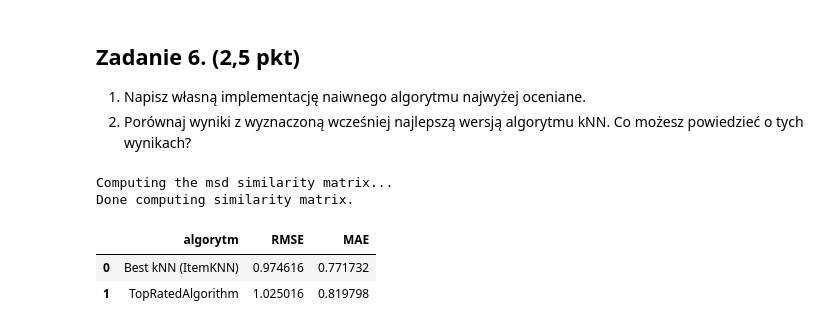
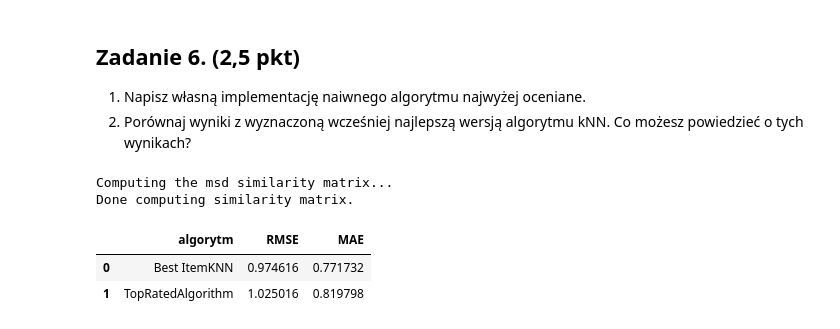
Before and after one commit to igorjoz/OWiSR-lab4-user-rating-prediction, a Jupyter notebook: OWiSR_lab4.ipynb, the cells around one changed output. Saved outputs shown, nothing was run; the diff lists cells and outputs as text; code cells hidden in the pictures.

```diff
--- a/OWiSR_lab4.ipynb
+++ b/OWiSR_lab4.ipynb
@@ -471,61 +479,50 @@ Name: 4, dtype: object
 # %%
 class TopRatedAlgorithm(AlgoBase):
     def fit(self, trainset):
         AlgoBase.fit(self, trainset)
-        self.item_means = {
-            item_inner_id: np.mean([rating for _, rating in ratings])
-            for item_inner_id, ratings in trainset.ir.items()
-        }
+
+        self.item_means = {}
+        for item_id, ratings in trainset.ir.items():
+            item_ratings = [rating for _, rating in ratings]
+            self.item_means[item_id] = np.mean(item_ratings)
+
         self.global_mean = trainset.global_mean
         return self
 
-    def estimate(self, user_inner_id, item_inner_id):
-        return self.item_means.get(item_inner_id, self.global_mean)
+    def estimate(self, user_id, item_id):
+        if item_id in self.item_means:
+            return self.item_means[item_id]
+        return self.global_mean
 
 
-knn_candidates = [
-    {
-        'algorytm': 'UserKNN',
-        'cv_rmse': gs.best_score['rmse'],
-        'cv_mae': gs.best_score['mae'],
-        'params': gs.best_params['rmse'],
-    },
-    {
-        'algorytm': 'ItemKNN',
-        'cv_rmse': item_gs.best_score['rmse'],
-        'cv_mae': item_gs.best_score['mae'],
-        'params': item_gs.best_params['rmse'],
-    },
-]
+best_knn_params = item_gs.best_params['rmse']
+best_knn = KNNBasic(
+    k=best_knn_params['k'],
+    sim_options=best_knn_params['sim_options']
+)
+best_knn.fit(trainset)
+best_knn_predictions = best_knn.test(testset)
 
-best_knn = min(knn_candidates, key=lambda x: x['cv_rmse'])
-best_knn_params = best_knn['params']
+best_knn_rmse = accuracy.rmse(best_knn_predictions, verbose=False)
+best_knn_mae = accuracy.mae(best_knn_predictions, verbose=False)
 
-algorithms = [
-    (
-        f"Best kNN ({best_knn['algorytm']})",
-        KNNBasic(k=best_knn_params['k'], sim_options=best_knn_params['sim_options'])
-    ),
-    ('TopRatedAlgorithm', TopRatedAlgorithm()),
-]
+top_rated = TopRatedAlgorithm()
+top_rated.fit(trainset)
+top_rated_predictions = top_rated.test(testset)
 
-comparison_results = []
+top_rated_rmse = accuracy.rmse(top_rated_predictions, verbose=False)
+top_rated_mae = accuracy.mae(top_rated_predictions, verbose=False)
 
-for algo_name, algo in algorithms:
-    algo.fit(trainset)
-    predictions = algo.test(testset)
+comparison_df = pd.DataFrame({
+    'algorytm': ['Best ItemKNN', 'TopRatedAlgorithm'],
+    'RMSE': [best_knn_rmse, top_rated_rmse],
+    'MAE': [best_knn_mae, top_rated_mae],
+})
 
-    comparison_results.append({
-        'algorytm': algo_name,
-        'RMSE': accuracy.rmse(predictions, verbose=False),
-        'MAE': accuracy.mae(predictions, verbose=False),
-    })
-
-comparison_df = pd.DataFrame(comparison_results)
 comparison_df
 # %% [output]
 Computing the msd similarity matrix...
 Done computing similarity matrix.
 |  | algorytm | RMSE | MAE |
-| 0 | Best kNN (ItemKNN) | 0.974616 | 0.771732 |
+| 0 | Best ItemKNN | 0.974616 | 0.771732 |
 | 1 | TopRatedAlgorithm | 1.025016 | 0.819798 |
```
Also changed, not shown: parts of 4 cells of this notebook.
